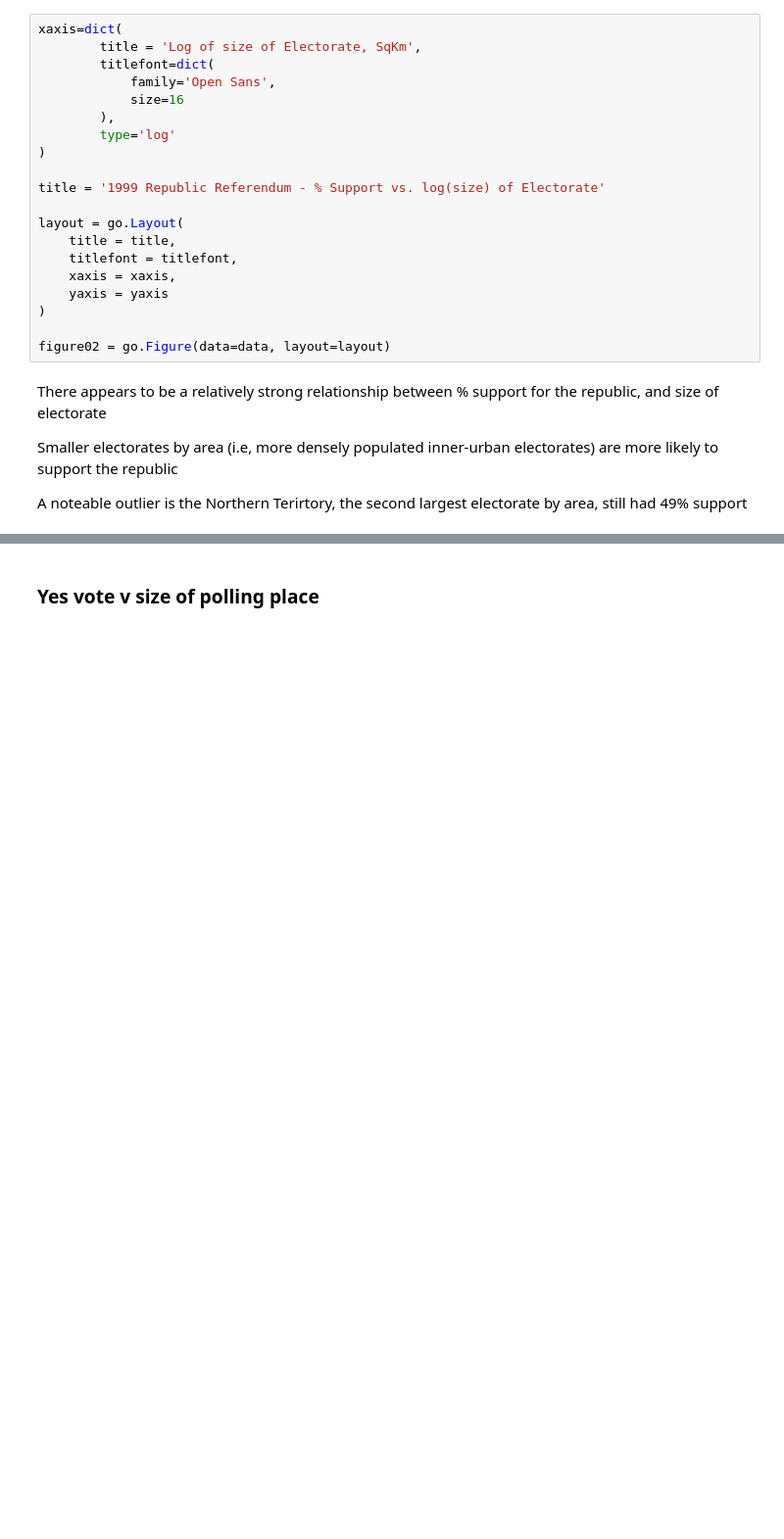
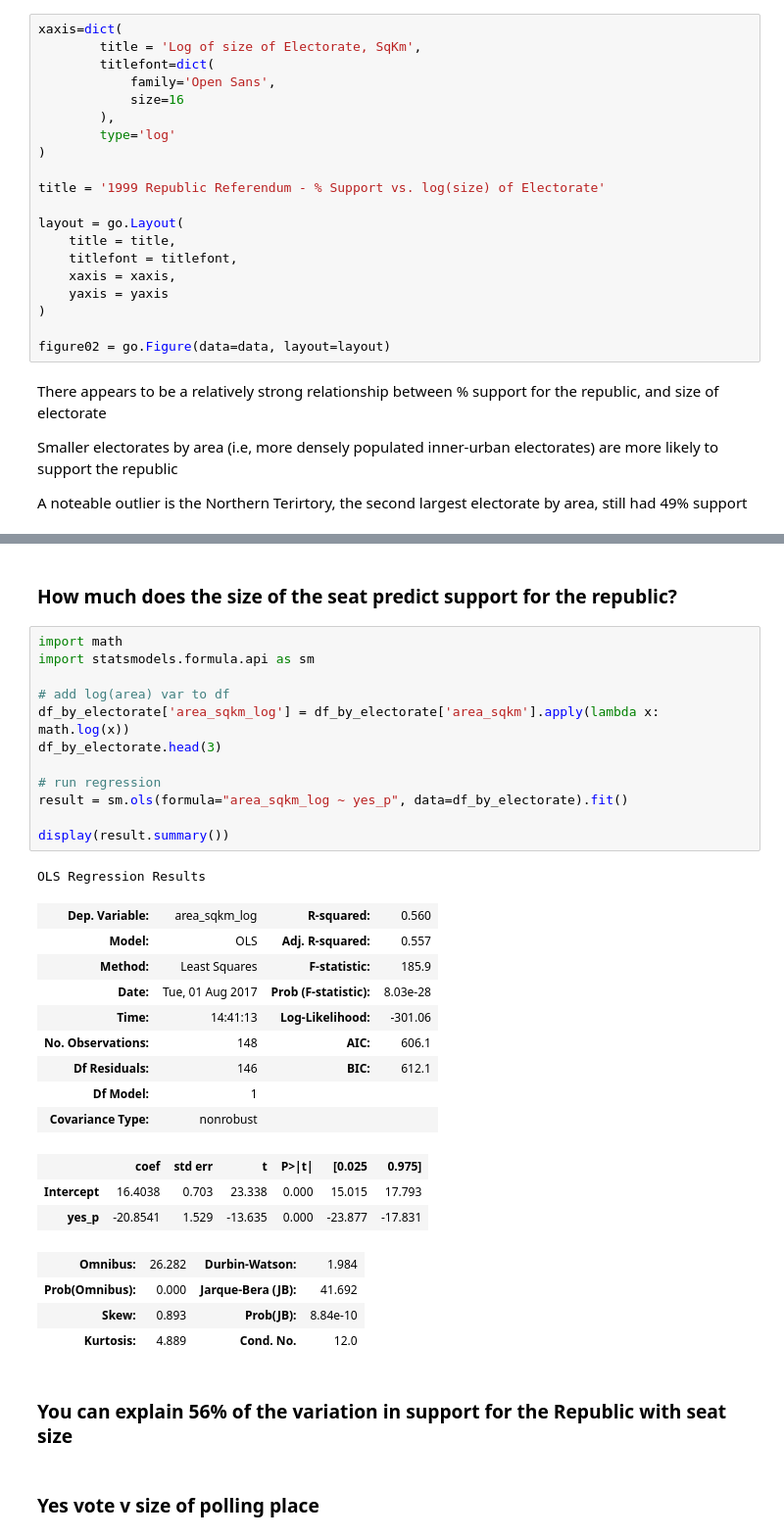
Before and after one commit to jaketclarke/australian_referenda, a Jupyter notebook: republic_referendum_analytics.ipynb, the cells around one changed output, grey strips where cells are left out. Shown at 98% size. Saved outputs shown, nothing was run; the diff lists cells and outputs as text; blank space fills up the shorter version.

```diff
--- a/republic_referendum_analytics.ipynb
+++ b/republic_referendum_analytics.ipynb
@@ -221,6 +221,40 @@ py.iplot(figure02, filename='figure02')
 # pyonline.image.ishow(figure02, width=1500, height=750)
 # %% [output]
 [interactive output not drawn]
+# %% [markdown]
+### How much does the size of the seat predict support for the republic?
+# %%
+import math
+import statsmodels.formula.api as sm
+
+# add log(area) var to df
+df_by_electorate['area_sqkm_log'] = df_by_electorate['area_sqkm'].apply(lambda x: math.log(x))
+df_by_electorate.head(3)
+
+# run regression
+result = sm.ols(formula="area_sqkm_log ~ yes_p", data=df_by_electorate).fit()
+
+display(result.summary())
+# %% [output]
+OLS Regression Results
+| Dep. Variable: | area_sqkm_log | R-squared: | 0.560 |
+| Model: | OLS | Adj. R-squared: | 0.557 |
+| Method: | Least Squares | F-statistic: | 185.9 |
+| Date: | Tue, 01 Aug 2017 | Prob (F-statistic): | 8.03e-28 |
+| Time: | 14:41:13 | Log-Likelihood: | -301.06 |
+| No. Observations: | 148 | AIC: | 606.1 |
+| Df Residuals: | 146 | BIC: | 612.1 |
+| Df Model: | 1 |  |  |
+| Covariance Type: | nonrobust |  |  |
+|  | coef | std err | t | P>|t| | [0.025 | 0.975] |
+| Intercept | 16.4038 | 0.703 | 23.338 | 0.000 | 15.015 | 17.793 |
+| yes_p | -20.8541 | 1.529 | -13.635 | 0.000 | -23.877 | -17.831 |
+| Omnibus: | 26.282 | Durbin-Watson: | 1.984 |
+| Prob(Omnibus): | 0.000 | Jarque-Bera (JB): | 41.692 |
+| Skew: | 0.893 | Prob(JB): | 8.84e-10 |
+| Kurtosis: | 4.889 | Cond. No. | 12.0 |
+# %% [markdown]
+### You can explain 56% of the variation in support for the Republic with seat size
 # %% [markdown]
 ### Yes vote v size of polling place
 # %%
```
Also changed, not shown: parts of 7 cells of this notebook.
